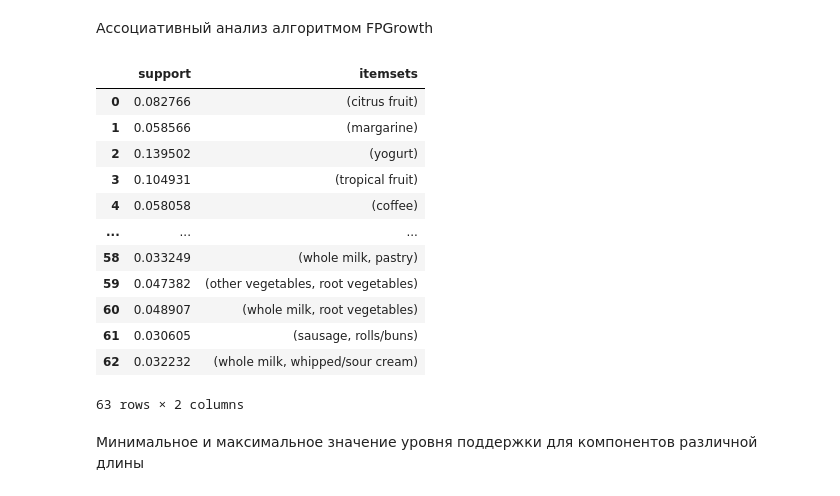
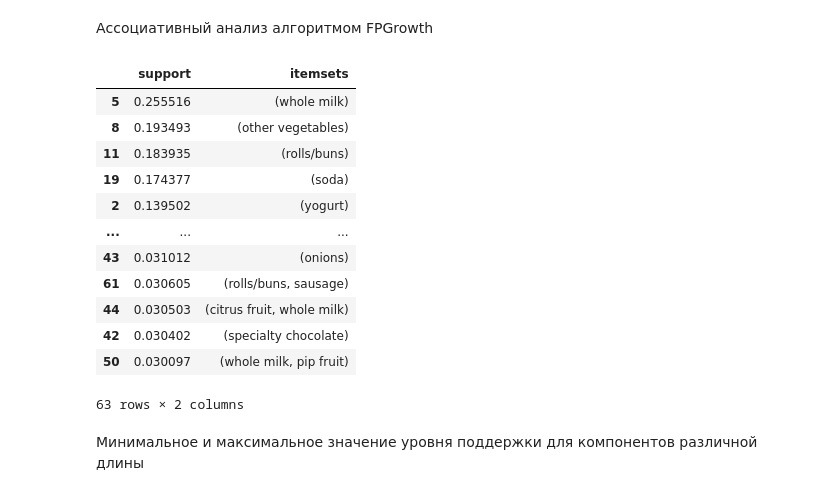
Before and after one commit to kinekt2000/ML2021, a Jupyter notebook: Labs/Lab4/Lab-4.ipynb, the cells around one changed output. Drawn from its saved outputs; the diff is of its cells as text; code cells hidden in the pictures.

```diff
--- a/Labs/Lab4/Lab-4.ipynb
+++ b/Labs/Lab4/Lab-4.ipynb
@@ -101,20 +116,20 @@ data
 Ассоциативный анализ алгоритмом FPGrowth
 # %%
 fpg_result = fpgrowth(data, min_support=0.03, use_colnames = True)
-fpg_result
+fpg_result.sort_values("support", ascending=False)
 # %% [output]
 |  | support | itemsets |
-| 0 | 0.082766 | (citrus fruit) |
-| 1 | 0.058566 | (margarine) |
+| 5 | 0.255516 | (whole milk) |
+| 8 | 0.193493 | (other vegetables) |
+| 11 | 0.183935 | (rolls/buns) |
+| 19 | 0.174377 | (soda) |
 | 2 | 0.139502 | (yogurt) |
-| 3 | 0.104931 | (tropical fruit) |
-| 4 | 0.058058 | (coffee) |
 | ... | ... | ... |
-| 58 | 0.033249 | (whole milk, pastry) |
-| 59 | 0.047382 | (other vegetables, root vegetables) |
-| 60 | 0.048907 | (whole milk, root vegetables) |
-| 61 | 0.030605 | (sausage, rolls/buns) |
-| 62 | 0.032232 | (whole milk, whipped/sour cream) |
+| 43 | 0.031012 | (onions) |
+| 61 | 0.030605 | (rolls/buns, sausage) |
+| 44 | 0.030503 | (citrus fruit, whole milk) |
+| 42 | 0.030402 | (specialty chocolate) |
+| 50 | 0.030097 | (whole milk, pip fruit) |
 63 rows × 2 columns
 # %% [markdown]
 Минимальное и максимальное значение уровня поддержки для компонентов различной длины
```
Also changed, not shown: parts of 15 cells of this notebook, 1 other file.
